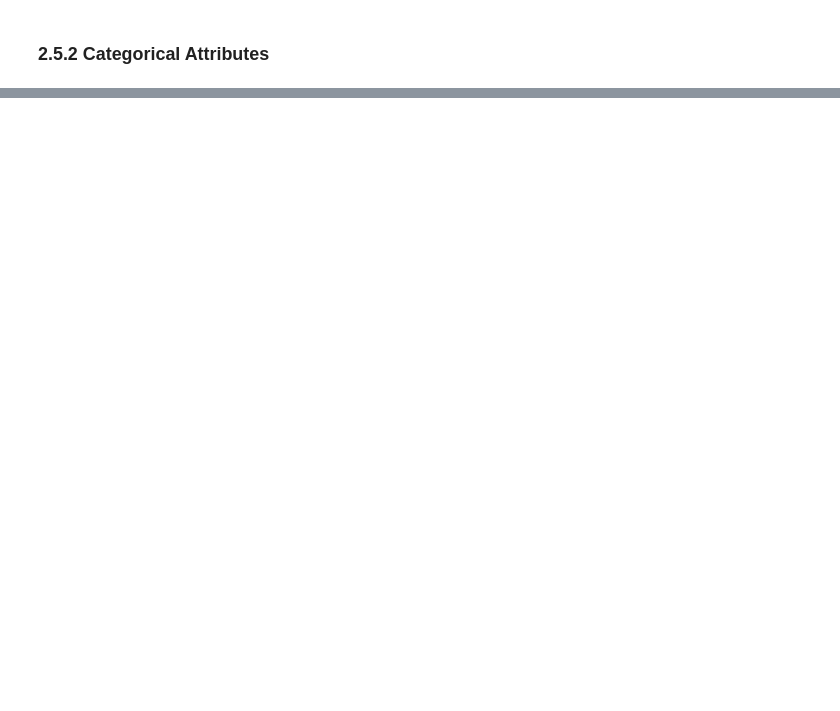
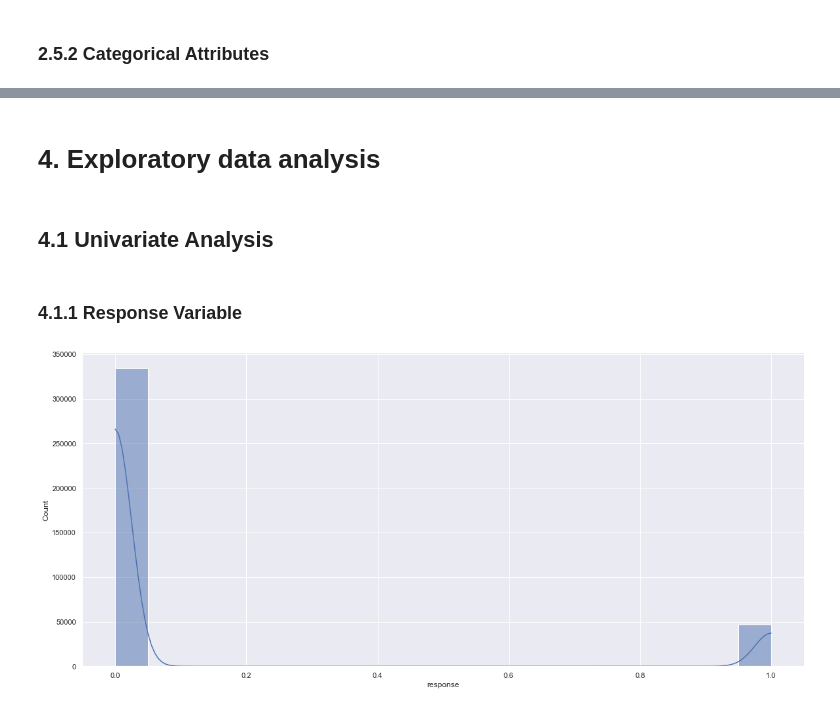
Before and after one commit to GustavoMichelsen/projeto_cross_sell, a Jupyter notebook: health_insurance_cross_sell.ipynb, the cells around one changed output, grey strips where cells are left out. Drawn from its saved outputs; the diff is of its cells as text; code cells hidden in the pictures; blank space fills up the shorter version.

Commit message:
add feature enginering and add begin exploratory data analysis

```diff
--- a/health_insurance_cross_sell.ipynb
+++ b/health_insurance_cross_sell.ipynb
@@ -65,3 +73,5 @@ from matplotlib import pyplot as plt
+# %%
+sns.set(rc={'figure.figsize':(30,10)})
 # %% [markdown]
 # 1. Data Colect
 # %% [markdown]
@@ -149,0 +231,28 @@ df_cat_attributes.apply(lambda x: x.unique())
+# %%
+df3 = df2.copy()
+
+# Tranform gender in 1 to Male and 0 to Famale
+df3['gender'] = df3['gender'].apply(lambda x: 1 if x == 'Male' else 0)
+
+
+# Transform vihicle_age
+# < 1 Year = 0
+# 1-2 Year = 1
+# > 2 Years = 2
+df3['vehicle_age'] = df3['vehicle_age'].apply(lambda x: 0 if x == '< 1 Year' else
+                                                        1 if x == '1-2 Year' else
+                                                        2)
+# Vehicle_damege | If vihicle dameged in the past
+# 1 if Yes, 0 if No
+df3['vehicle_damage'] = df3['vehicle_damage'].apply(lambda x: 1 if x == 'Yes' else 0)
+
+# customer_since | vintage = Number of Days, Customer has been associated with the company
+df3['customer_since'] = df3['vintage'].apply(lambda x: (datetime.today() - timedelta(days = x)) )
+
+df3['customer_since_day'] = df3['customer_since'].apply(lambda x: x.day)
+df3['customer_since_month'] = df3['customer_since'].apply(lambda x: x.month)
+df3['customer_since_year'] = df3['customer_since'].apply(lambda x: x.year)
+
+
+
+df3.head()
@@ -149,0 +266,12 @@ df_cat_attributes.apply(lambda x: x.unique())
+# %% [markdown]
+# 4. Exploratory data analysis
+# %%
+df4 = df3.copy()
+# %% [markdown]
+## 4.1 Univariate Analysis
+# %% [markdown]
+### 4.1.1 Response Variable
+# %%
+sns.displot(df4['response'], kde=True).figure.set_size_inches(20, 8)
+# %% [output]
+[figure, added]
```
Also changed, not shown: parts of 34 cells of this notebook.
